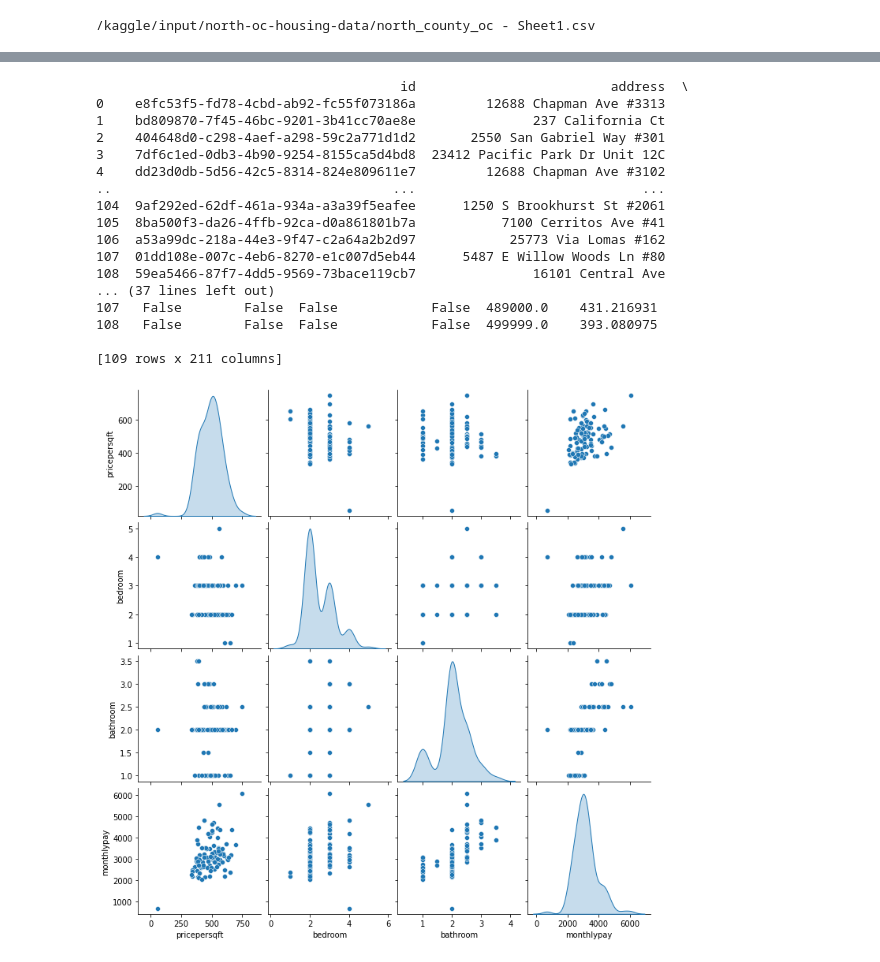
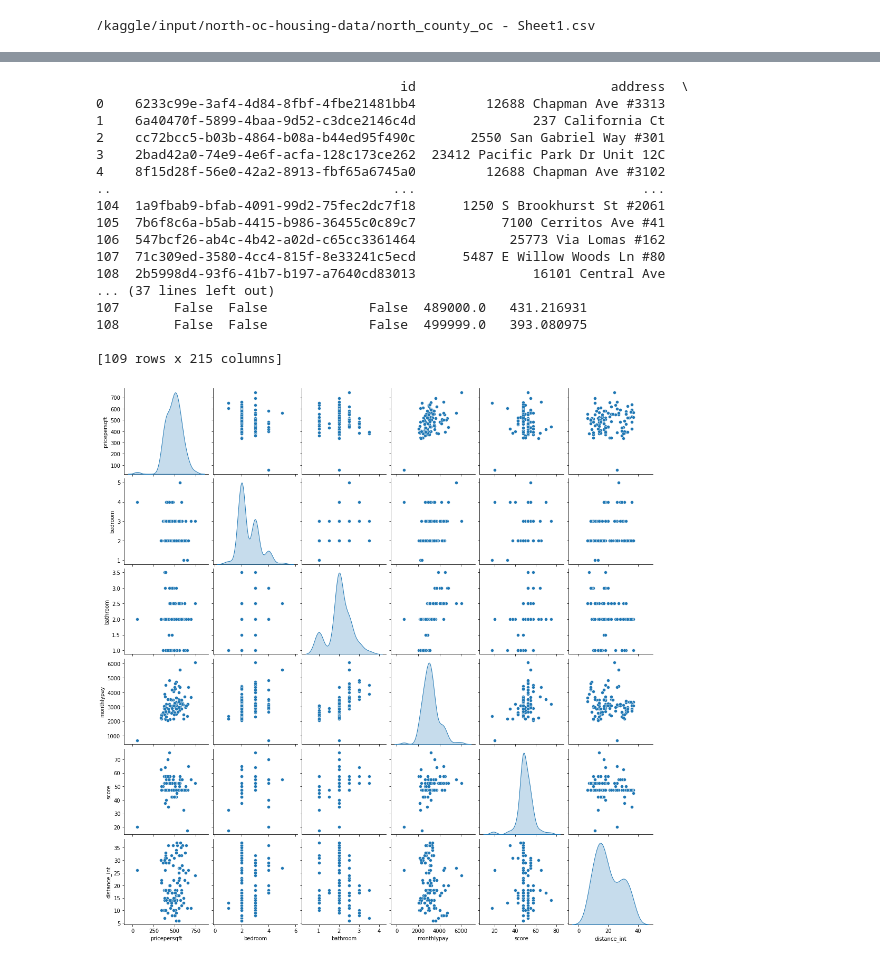
Before and after one commit to aeekayy/AppliedMachineLearning1, a Jupyter notebook: oc-housing-analysis.ipynb, the cells around one changed output, grey strips where cells are left out. Saved outputs shown, nothing was run; the diff lists cells and outputs as text; code cells hidden in the pictures.

```diff
--- a/oc-housing-analysis.ipynb
+++ b/oc-housing-analysis.ipynb
@@ -65,50 +65,50 @@ data['pricepersqft'] = data['price']/data['squareft']
 
 #sns.boxplot(x=data['pricepersqft'])
 
-pricehistory = data.loc[:, ~data.columns.isin(['type', 'firstfloorentry', 'yearbuilt', 'newhousing', 'mls', 'rate', 'insurance', 'above2300', 'redfin', 'id', 'city', 'zip', 'squareft', 'monthlypay', 'bedroom', 'bathroom', 'hoa', 'state', 'currentestimate', 'askingprice', 'saleprice', 'datesold', 'salesdiff', 'points', '55plus', 'lottransfer', 'stronglyconsider', 'buy', 'pricepersqft'])].rename(columns={"price": "02/01/2022"})
+pricehistory = data.loc[:, ~data.columns.isin(['type', 'firstfloorentry', 'yearbuilt', 'newhousing', 'distance', 'distance_int', 'myscore', 'score', 'mls', 'rate', 'insurance', 'above2300', 'redfin', 'id', 'city', 'zip', 'squareft', 'monthlypay', 'bedroom', 'bathroom', 'hoa', 'state', 'currentestimate', 'askingprice', 'saleprice', 'datesold', 'salesdiff', 'points', '55plus', 'lottransfer', 'stronglyconsider', 'buy', 'pricepersqft'])].rename(columns={"price": "02/01/2022"})
 # shift column of recent price to second position
 move_date = pricehistory.pop('02/01/2022')
 pricehistory.insert(1, '02/01/2022', move_date)
 pricecolumns = pricehistory.columns.delete(0)
 
 # Replace NaN with None
 pricehistory = pricehistory.where(pd.notnull(pricehistory), None)
 # Remove outliers using the latest price
 pricehistory = pricehistory[(np.abs(stats.zscore(pricehistory['02/01/2022'])) < 3)]
 
 # normalize pricehistory
 normalized_pricehistory=(pricehistory-pricehistory.mean())/pricehistory.std()
 
 plt.figure(figsize=(32,24))
 for index, row in pricehistory.iterrows():
     address = row.pop('address')
     # dropna drops the value of None from the series
     plt.plot(*splitSerToArr(row.dropna()), linestyle='-', marker='o',label=address)
 plt.show()
 
 ##pairplots to get an intuition of potential correlations
 data['monthlypay'] = data['monthlypay'].replace('[\$,]', '', regex=True).astype(float)
 
-sns.pairplot(data[["pricepersqft", "bedroom", "bathroom", "monthlypay"]], diag_kind="kde")
+sns.pairplot(data[["pricepersqft", "bedroom", "bathroom", "monthlypay", 'score', 'distance_int']], diag_kind="kde")
 print(data)
 # %% [output]
 /kaggle/input/north-oc-housing-data/north_county_oc - Sheet1.csv
 [figure]
                                        id                         address  \
-0    e8fc53f5-fd78-4cbd-ab92-fc55f073186a         12688 Chapman Ave #3313
-1    bd809870-7f45-46bc-9201-3b41cc70ae8e               237 California Ct
-2    404648d0-c298-4aef-a298-59c2a771d1d2       2550 San Gabriel Way #301
-3    7df6c1ed-0db3-4b90-9254-8155ca5d4bd8  23412 Pacific Park Dr Unit 12C
-4    dd23d0db-5d56-42c5-8314-824e809611e7         12688 Chapman Ave #3102
+0    6233c99e-3af4-4d84-8fbf-4fbe21481bb4         12688 Chapman Ave #3313
+1    6a40470f-5899-4baa-9d52-c3dce2146c4d               237 California Ct
+2    cc72bcc5-b03b-4864-b08a-b44ed95f490c       2550 San Gabriel Way #301
+3    2bad42a0-74e9-4e6f-acfa-128c173ce262  23412 Pacific Park Dr Unit 12C
+4    8f15d28f-56e0-42a2-8913-fbf65a6745a0         12688 Chapman Ave #3102
 ..                                    ...                             ...
-104  9af292ed-62df-461a-934a-a3a39f5eafee      1250 S Brookhurst St #2061
-105  8ba500f3-da26-4ffb-92ca-d0a861801b7a           7100 Cerritos Ave #41
-106  a53a99dc-218a-44e3-9f47-c2a64a2b2d97            25773 Via Lomas #162
-107  01dd108e-007c-4eb6-8270-e1c007d5eb44      5487 E Willow Woods Ln #80
-108  59ea5466-87f7-4dd5-9569-73bace119cb7               16101 Central Ave
+104  1a9fbab9-bfab-4091-99d2-75fec2dc7f18      1250 S Brookhurst St #2061
+105  7b6f8c6a-b5ab-4415-b986-36455c0c89c7           7100 Cerritos Ave #41
+106  547bcf26-ab4c-4b42-a02d-c65cc3361464            25773 Via Lomas #162
+107  71c309ed-3580-4cc4-815f-8e33241c5ecd      5487 E Willow Woods Ln #80
+108  2b5998d4-93f6-41b7-b197-a7640cd83013               16101 Central Ave
 ... (37 lines left out)
-107   False        False  False            False  489000.0    431.216931
-108   False        False  False            False  499999.0    393.080975
+107       False  False             False  489000.0   431.216931
+108       False  False             False  499999.0   393.080975
 
-[109 rows x 211 columns]
+[109 rows x 215 columns]
-[figure, old version]
+[figure, new version]
```
